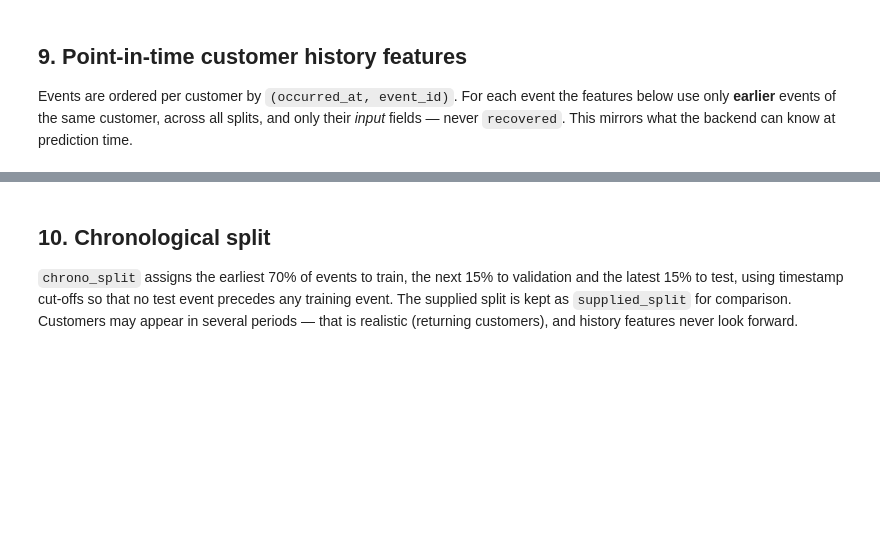
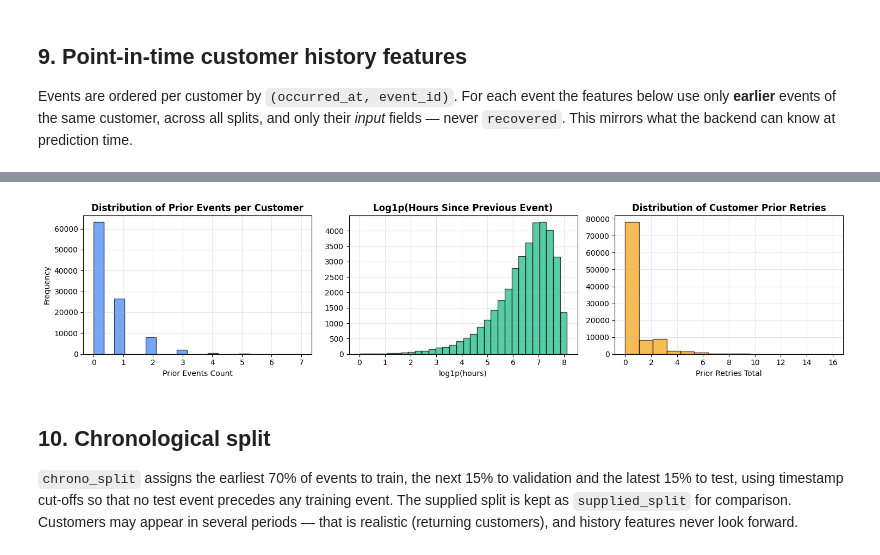
Before and after one commit to Mouryaveer/revenue-rescue-ai, a Jupyter notebook: Notebooks/RevenueRescue_AI_Data_Preprocessing.ipynb, the cells around one changed output, grey strips where cells are left out. Drawn from its saved outputs; the diff is of its cells as text; code cells hidden in the pictures; blank space fills up the shorter version.

```diff
--- a/Notebooks/RevenueRescue_AI_Data_Preprocessing.ipynb
+++ b/Notebooks/RevenueRescue_AI_Data_Preprocessing.ipynb
@@ -323,33 +353,56 @@ g = events.groupby("customer_id", sort=False)
 
 events["cust_prior_events"] = g.cumcount().astype("int16")
 prev_ts = g["occurred_at"].shift(1)
 events["hours_since_prev_event"] = (events["occurred_at"] - prev_ts).dt.total_seconds() / 3600.0
 prior_amount_sum = g["amount_paise"].cumsum() - events["amount_paise"]
 events["cust_prior_amount_mean"] = (prior_amount_sum / events["cust_prior_events"].replace(0, np.nan))
 events["cust_prior_retry_total"] = (g["retry_count"].cumsum() - events["retry_count"]).astype("int16")
 for et in sorted(events["event_type"].unique()):
     flag = (events["event_type"] == et).astype("int16")
     events[f"cust_prior_{et.lower()}"] = (flag.groupby(events["customer_id"]).cumsum() - flag).astype("int16")
 events["cust_prior_same_failure_reason"] = (
     events.groupby(["customer_id", "failure_reason"], sort=False).cumcount().astype("int16"))
 
 # Sanity: the first event of every customer has no history.
 first = events["cust_prior_events"] == 0
 assert events.loc[first, "hours_since_prev_event"].isna().all()
 assert (events.loc[first, "cust_prior_retry_total"] == 0).all()
 assert (events["hours_since_prev_event"].dropna() >= 0).all()
 HISTORY_FEATURES = [c for c in events.columns if c.startswith("cust_prior_")] + ["hours_since_prev_event"]
 display(events[HISTORY_FEATURES].describe().T)
+
+# Distribution of engineered point-in-time features
+fig, axes = plt.subplots(1, 3, figsize=(15, 3.5))
+axes[0].hist(events["cust_prior_events"], bins=20, color="#3b82f6", edgecolor="black", alpha=0.7)
+axes[0].set_title("Distribution of Prior Events per Customer", fontweight="bold")
+axes[0].set_xlabel("Prior Events Count")
+axes[0].set_ylabel("Frequency")
+axes[0].grid(alpha=0.3)
+
+hours_clean = events["hours_since_prev_event"].dropna()
+axes[1].hist(np.log1p(hours_clean), bins=30, color="#10b981", edgecolor="black", alpha=0.7)
+axes[1].set_title("Log1p(Hours Since Previous Event)", fontweight="bold")
+axes[1].set_xlabel("log1p(hours)")
+axes[1].grid(alpha=0.3)
+
+axes[2].hist(events["cust_prior_retry_total"], bins=15, color="#f59e0b", edgecolor="black", alpha=0.7)
+axes[2].set_title("Distribution of Customer Prior Retries", fontweight="bold")
+axes[2].set_xlabel("Prior Retries Total")
+axes[2].grid(alpha=0.3)
+
+plt.tight_layout()
+plt.show()
 # %% [output]
 |  | count | mean | std | min | 25% | 50% | 75% | max |
 | cust_prior_events | 100000.0 | 0.502250 | 0.768571 | 0.0 | 0.000000 | 0.000000 | 1.000000 | 7.000000e+00 |
 | cust_prior_amount_mean | 36846.0 | 701234.621994 | 896739.261115 | 20105.0 | 180551.500000 | 357474.500000 | 844142.000000 | 4.997890e+06 |
 | cust_prior_retry_total | 100000.0 | 0.750480 | 1.397018 | 0.0 | 0.000000 | 0.000000 | 1.000000 | 1.600000e+01 |
 | cust_prior_checkout_abandoned | 100000.0 | 0.098840 | 0.319487 | 0.0 | 0.000000 | 0.000000 | 0.000000 | 4.000000e+00 |
 | cust_prior_failed_payment | 100000.0 | 0.275110 | 0.548259 | 0.0 | 0.000000 | 0.000000 | 0.000000 | 6.000000e+00 |
 | cust_prior_failed_subscription | 100000.0 | 0.128300 | 0.368375 | 0.0 | 0.000000 | 0.000000 | 0.000000 | 5.000000e+00 |
 | cust_prior_same_failure_reason | 100000.0 | 0.088740 | 0.304313 | 0.0 | 0.000000 | 0.000000 | 0.000000 | 3.000000e+00 |
 | hours_since_prev_event | 36846.0 | 944.565055 | 734.396590 | 0.0 | 338.533333 | 776.566667 | 1408.945833 | 3.309883e+03 |
+[figure, added]
 # %% [markdown]
 ## 10. Chronological split
 
```
Also changed, not shown: parts of 3 cells of this notebook, 18 other files.
